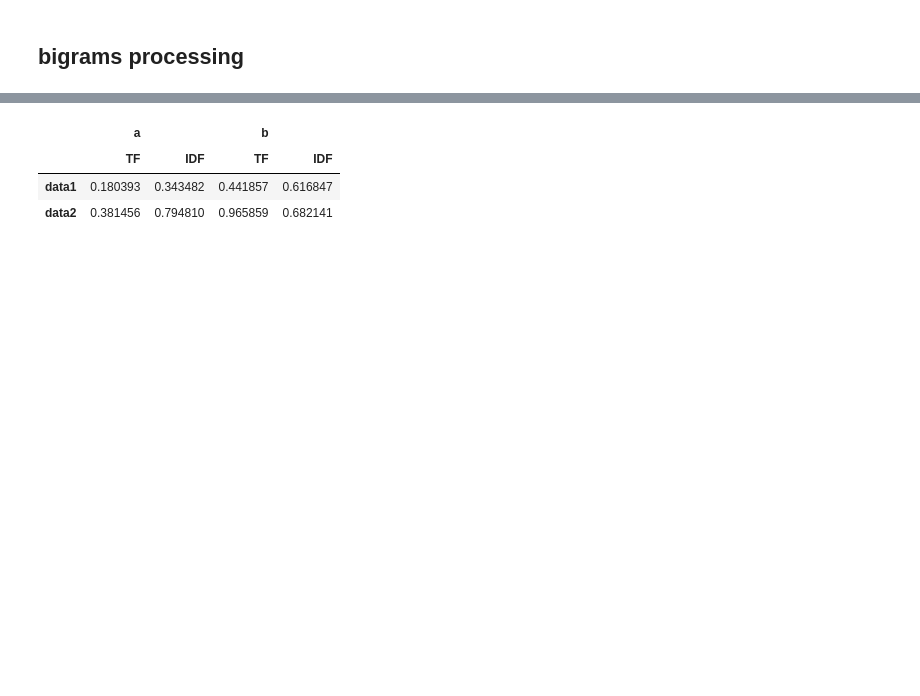
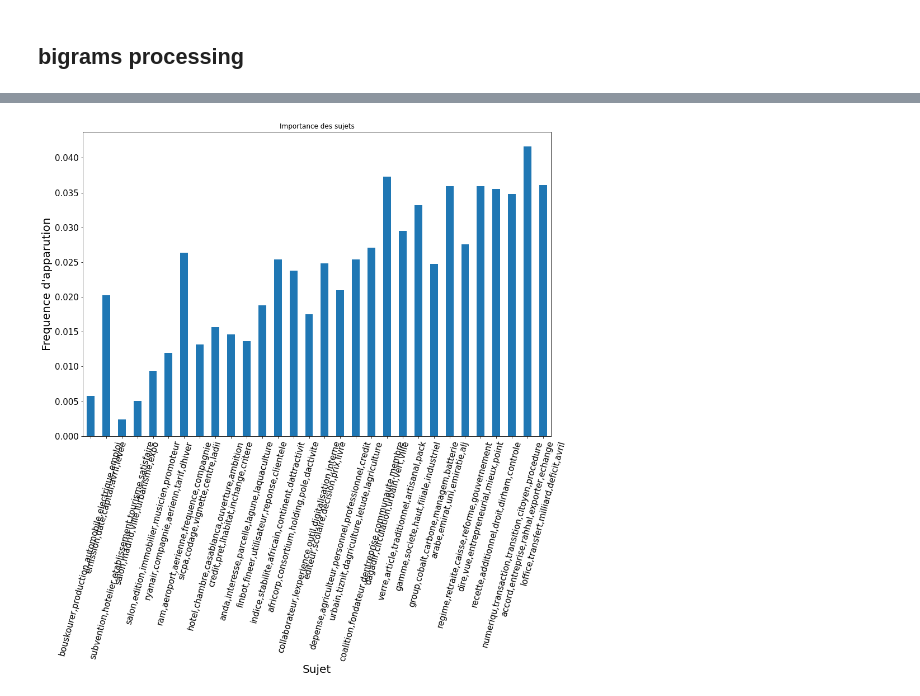
Before and after one commit to Hamid-abdellaoui/BI-text-mining, a Jupyter notebook: Text_processing/projet BI.ipynb, the cells around one changed output, grey strips where cells are left out. Drawn from its saved outputs; the diff is of its cells as text; code cells hidden in the pictures; blank space fills up the shorter version.

```diff
--- a/Text_processing/projet BI.ipynb
+++ b/Text_processing/projet BI.ipynb
@@ -170,9 +267,9 @@ def preprocessing(corpus):
 
     return corpus
 # %%
-df1 = pd.read_csv(r"..\Scraping\Raw_data\1.csv", sep=",")
-df2 = pd.read_csv(r"..\Scraping\Raw_data\2.csv", sep=",")
-df3 = pd.read_csv(r"..\Scraping\Raw_data\3.csv", sep=",")
+df1 = pd.read_csv(r"..\Scraping\Raw_data\1.csv", sep=",", parse_dates=['date'])
+df2 = pd.read_csv(r"..\Scraping\Raw_data\2.csv", sep=",", parse_dates=['date'])
+df3 = pd.read_csv(r"..\Scraping\Raw_data\3.csv", sep=",", parse_dates=['date'])
 dataset = pd.concat([df1, df2, df3])
 dataset.head()
 # %% [output]
@@ -183,4 +280,5 @@ dataset.head()
 | 3 | Pour la première fois depuis la c... | 2022-06-02 | https://www.challenge.ma/le-maroc... |
 | 4 | Les levées des capitaux se sont é... | 2022-06-01 | https://www.challenge.ma/marche-d... |
 # %%
-dataset.head()
+dataset['period']=dataset['date'].dt.to_period('M')
+dataset.sort_values(by="date" ,inplace=True)
@@ -201,3 +292,20 @@ corpus = preprocessing(corpus)
+# %%
+corpuses_NMF = []
+l_periods=list(set(dataset.period.values))
+l_periods.sort()
+for i in range(len(l_periods)-1) :
+    indice1=dataset.period.values.tolist().index(l_periods[i])
+    indice2=dataset.period.values.tolist().index(l_periods[i+1])
+    liste = []
+    for j in range(indice1,indice2,1):
+        liste.append(corpus[j])
+    corpuses_NMF.append(liste)
+
+dernier_indice=dataset.period.values.tolist().index(l_periods[1])
+derniere_corpus = []
+for j in range(dernier_indice,len(dataset),1):
+    derniere_corpus.append(corpus[j])
+corpuses_NMF.append(derniere_corpus)
 # %% [markdown]
 ## TF-IDF
 # %%
@@ -299,13 +390,3 @@ def  data_frame_tf_idf_bigrams(list_bigrams):
 df_bigrams = data_frame_bigrams(list_bigrams)
 # %%
 tf_idf_bigrams = data_frame_tf_idf_bigrams(list_bigrams)
-# %%
-l1 = ['a', 'a', 'b', 'b']
-l2 = ["TF", "IDF", "TF", "IDF"]
-l=[l1,l2]
-pd.DataFrame(np.random.rand(2, 4),index=["data1" , "data2"],columns=l)
-# %% [output]
-|  | a |  | b |  |
-|  | TF | IDF | TF | IDF |
-| data1 | 0.180393 | 0.343482 | 0.441857 | 0.616847 |
-| data2 | 0.381456 | 0.794810 | 0.965859 | 0.682141 |
@@ -311,0 +448,11 @@ pd.DataFrame(np.random.rand(2, 4),index=["data1" , "data2"],columns=l)
+# %%
+test = process_corpus(corpuses_NMF[1],1)
+# %%
+test[0].drop(["doc_num"],axis=1).mean(axis=0).plot(kind='bar', title ="Importance des sujets",
+                                                        figsize=(15,10), fontsize=15)
+plt.xlabel("Sujet", fontsize=20)
+plt.xticks(rotation=75)
+plt.ylabel("Frequence d'apparution", fontsize=20)
+plt.show()
+# %% [output]
+[figure, added]
```
Also changed, not shown: parts of 11 cells of this notebook.
